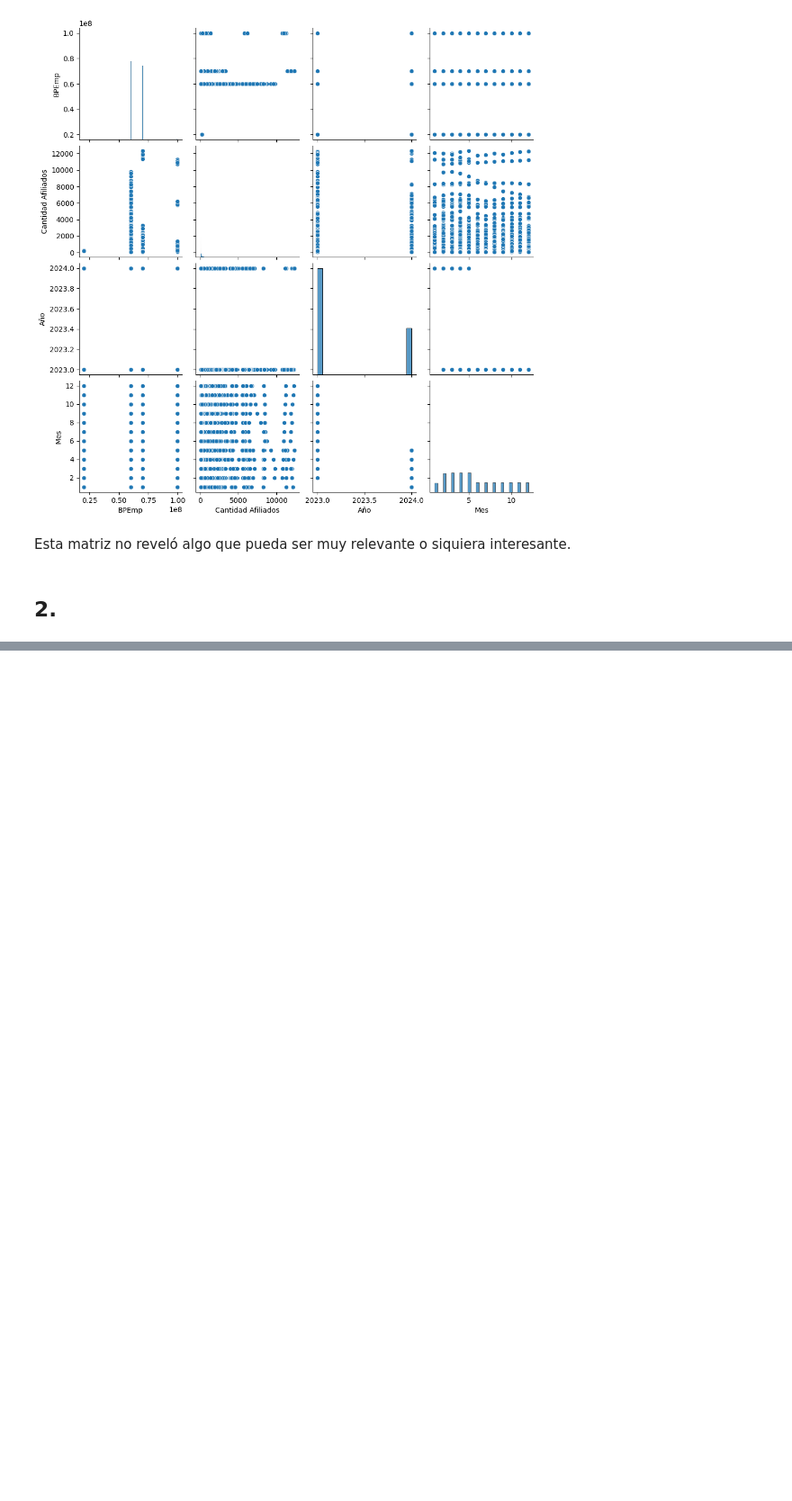
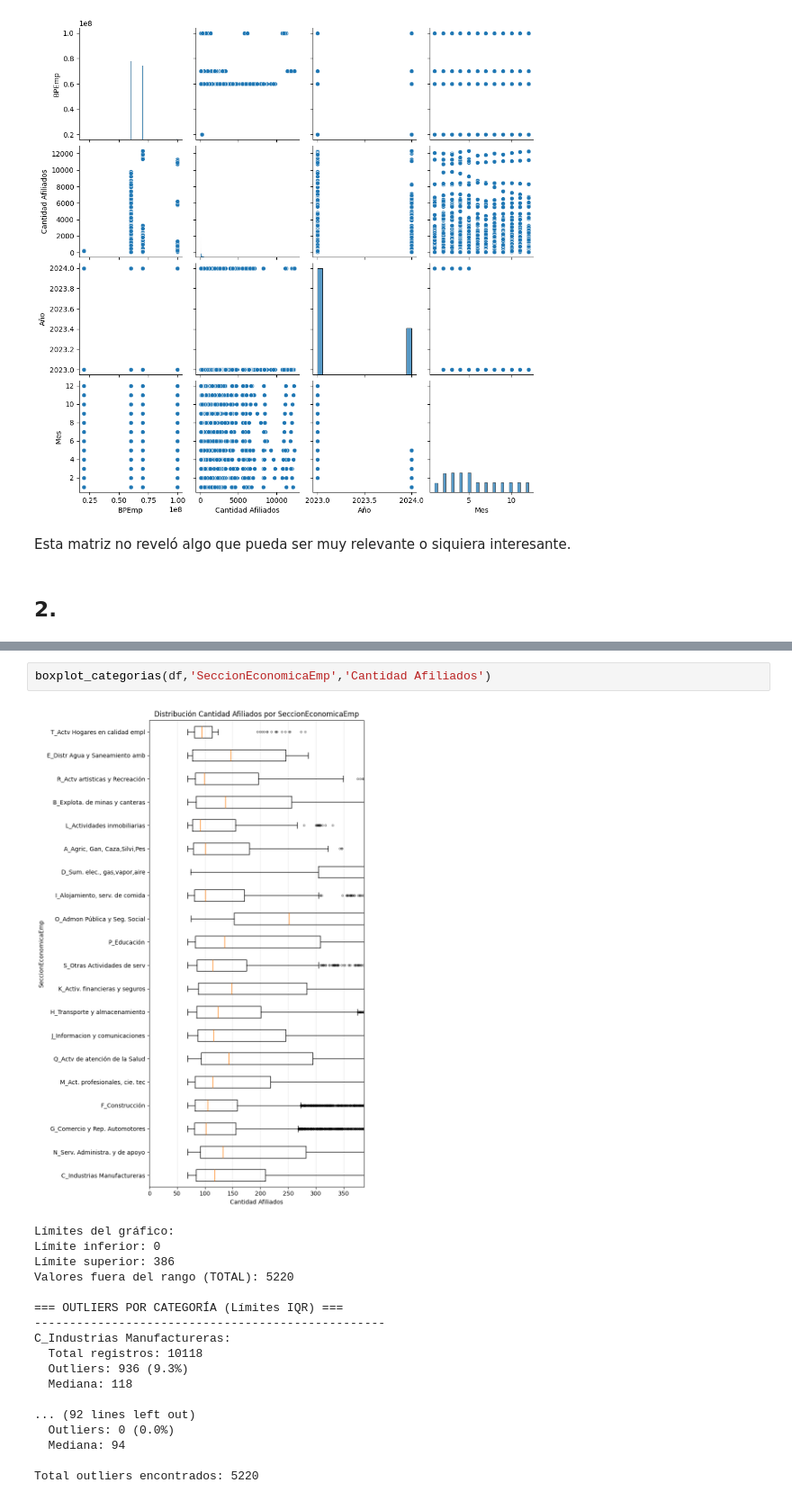
Before and after one commit to fyamith01/Prueba_Comfama, a Jupyter notebook: Entrega/parte_2/modelo_Fabian-Yamith-Tovar.ipynb, the cells around one changed output, grey strips where cells are left out. Shown at 90% size. Drawn from its saved outputs; the diff is of its cells as text; blank space fills up the shorter version.

```diff
--- a/Entrega/parte_2/modelo_Fabian-Yamith-Tovar.ipynb
+++ b/Entrega/parte_2/modelo_Fabian-Yamith-Tovar.ipynb
@@ -77,0 +390,21 @@ Esta matriz no reveló algo que pueda ser muy relevante o siquiera interesante.
+# %%
+boxplot_categorias(df,'SeccionEconomicaEmp','Cantidad Afiliados')
+# %% [output]
+[figure, added]
+Límites del gráfico:
+Límite inferior: 0
+Límite superior: 386
+Valores fuera del rango (TOTAL): 5220
+
+=== OUTLIERS POR CATEGORÍA (Límites IQR) ===
+--------------------------------------------------
+C_Industrias Manufactureras:
+  Total registros: 10118
+  Outliers: 936 (9.3%)
+  Mediana: 118
+
+... (92 lines left out)
+  Outliers: 0 (0.0%)
+  Mediana: 94
+
+Total outliers encontrados: 5220
```
Also changed, not shown: parts of 34 cells of this notebook, 3 other files.
